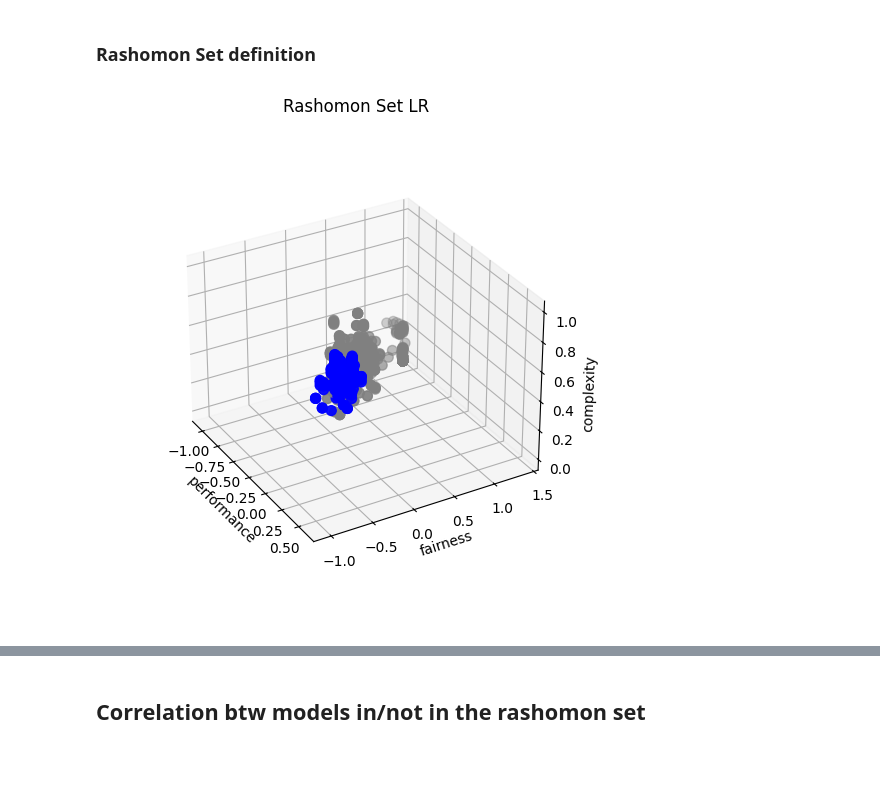
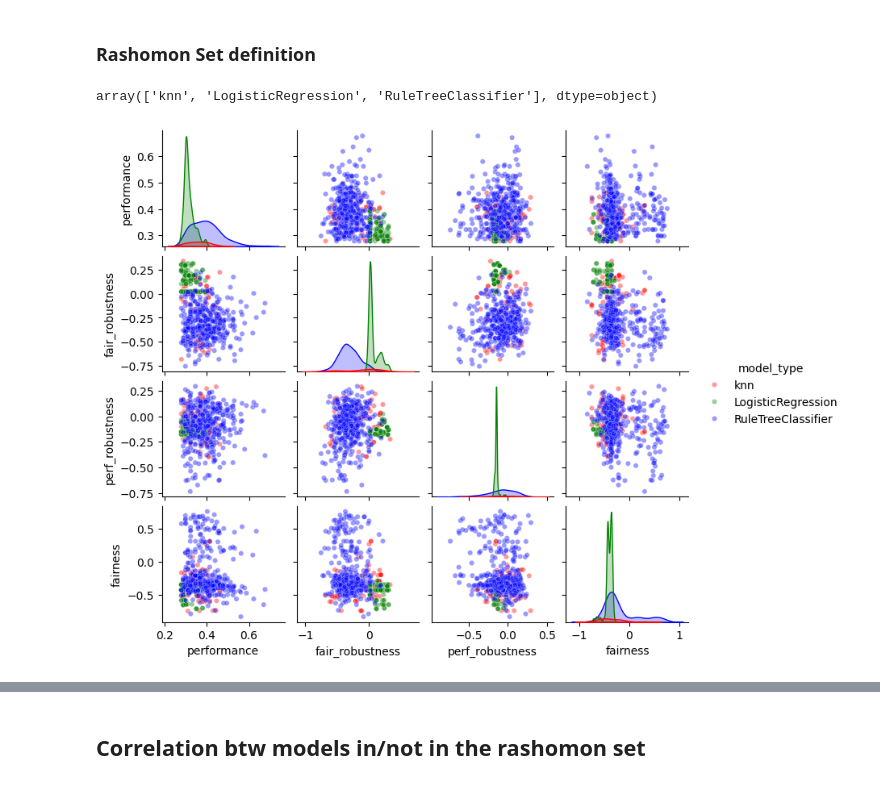
Before and after one commit to forru2/Thesis-Model-Equivalence, a Jupyter notebook: Measures/experiments.ipynb, the cells around one changed output, grey strips where cells are left out. Drawn from its saved outputs; the diff is of its cells as text; code cells hidden in the pictures.

```diff
--- a/Measures/experiments.ipynb
+++ b/Measures/experiments.ipynb
@@ -406,30 +408,3 @@ rtc_rash_pca = rtc_pca[rtc_pca['model_id'].isin(rtc_rash_set)]
 knn_rash_pca = knn_pca[knn_pca['model_id'].isin(knn_rash_set)]
 lr_rash_pca = lr_pca[lr_pca['model_id'].isin(lr_rash_set)]
 rash_pca = full_pca[full_pca['model_id'].isin(rash_set)]
-# %%
-fig = plt.figure(figsize=(7, 5))
-fig.subplots_adjust(left=0, right=10, bottom=0, top=1)
-ax = fig.add_subplot(111, projection='3d')
-
-d = lr_pca
-r = lr_rash_set
-ax.scatter(
-    d['performance'],
-    d['fairness'],
-    d['complexity'],
-    c = d['model_id'].isin(r).map({True: 'blue', False: 'gray'}),
-    s=50)
-
-ax.set_xlabel('performance')
-ax.set_ylabel('fairness')
-ax.set_box_aspect(None, zoom=0.8)
-ax.set_zlabel('complexity')
-ax.set_title('Rashomon Set LR')
-ax.view_init(elev=30, azim=-750)
-
-file_dir = r'C:\Users\franc\OneDrive\Magistrale\Thesis-Model-Equivalence\Results\german\plots'
-title = 'rs (LR)'
-#plt.savefig(os.path.join(file_dir, f'{title}.png'), dpi = 300, bbox_inches = 'tight')
-plt.show()
-# %% [output]
-[figure, removed]
@@ -435,0 +417,20 @@ plt.show()
+# %%
+rash_pca['model_type'].unique()
+# %% [output]
+array(['knn', 'LogisticRegression', 'RuleTreeClassifier'], dtype=object)
+# %%
+sns.pairplot(rash_pca,
+             vars =  rash_pca[['performance','fair_robustness','perf_robustness','fairness']].columns.tolist(),
+             diag_kind='kde', height=1.7, aspect=1.1,
+             plot_kws={'alpha': 0.4, 's': 20}, hue = 'model_type', palette = {'RuleTreeClassifier': 'blue',
+                                                                              'LogisticRegression': 'green',
+                                                                              'knn': 'red'
+                                                                             })
+
+
+file_dir = r'C:\Users\franc\OneDrive\Magistrale\Thesis-Model-Equivalence\Results\german\plots'
+title = 'corr_r(TOT)'
+#plt.savefig(os.path.join(file_dir, f'{title}.png'), dpi = 300, bbox_inches = 'tight')
+plt.show()
+# %% [output]
+[figure, added]
```
Also changed, not shown: parts of 6 cells of this notebook, 5 other files.
